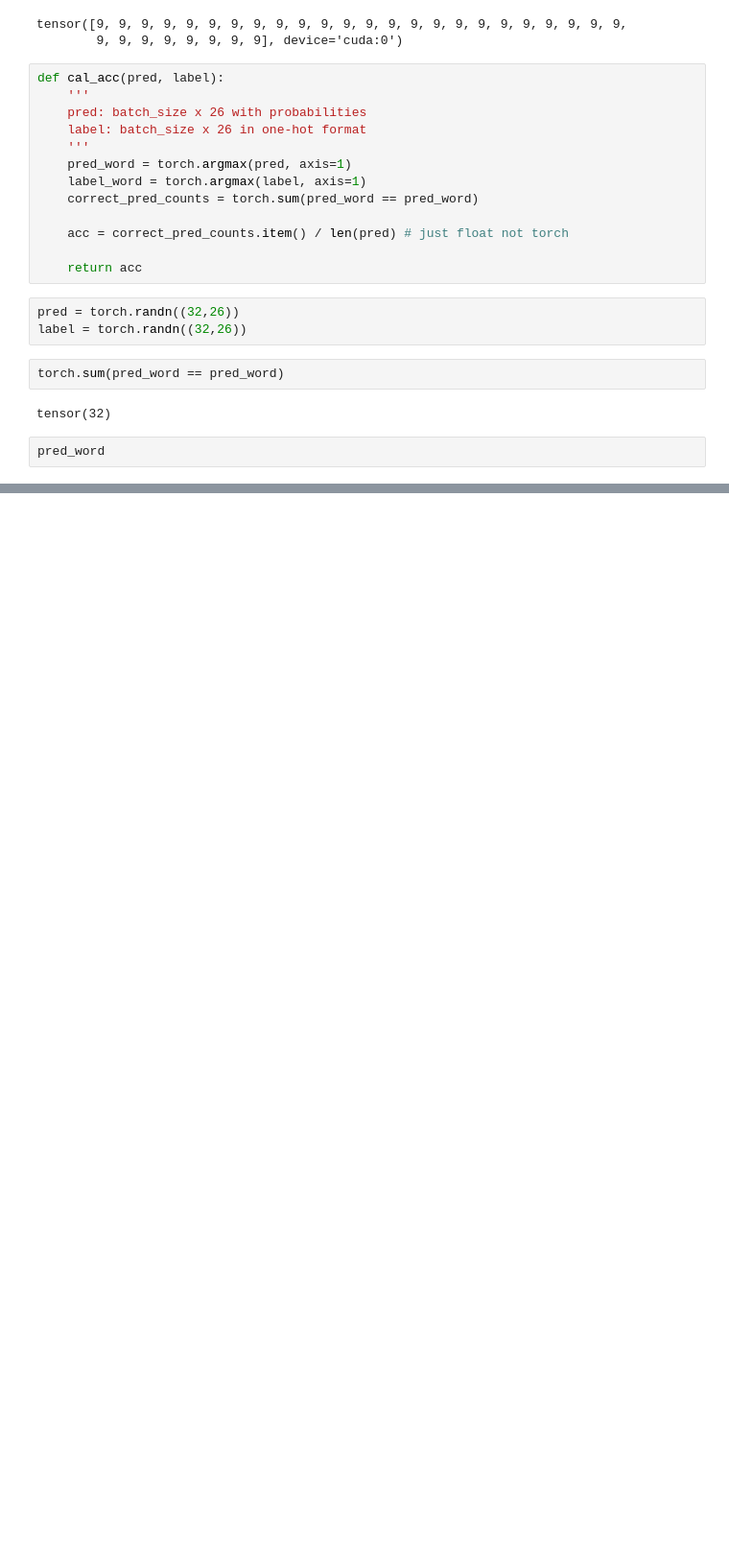
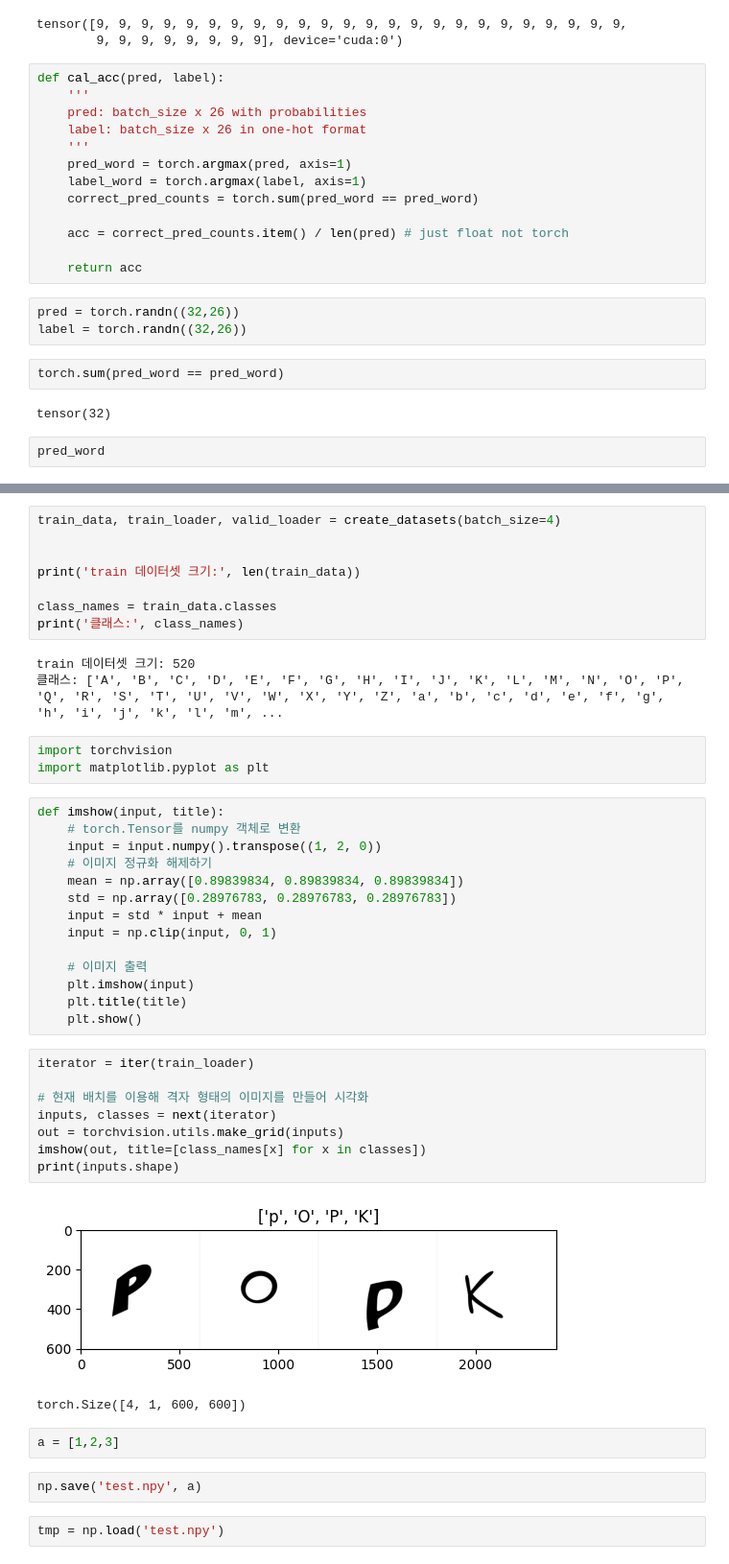
Before and after one commit to DoojinBaek/CS470_NBTI, a Jupyter notebook: code/letter_classifier_debugging.ipynb, the cells around one changed output, grey strips where cells are left out. Shown at 96% size. Saved outputs shown, nothing was run; the diff lists cells and outputs as text; blank space fills up the shorter version.

```diff
--- a/code/letter_classifier_debugging.ipynb
+++ b/code/letter_classifier_debugging.ipynb
@@ -163,0 +282,45 @@ pred_word
+# %%
+train_data, train_loader, valid_loader = create_datasets(batch_size=4)
+
+
+print('train 데이터셋 크기:', len(train_data))
+
+class_names = train_data.classes
+print('클래스:', class_names)
+# %% [output]
+train 데이터셋 크기: 520
+클래스: ['A', 'B', 'C', 'D', 'E', 'F', 'G', 'H', 'I', 'J', 'K', 'L', 'M', 'N', 'O', 'P', 'Q', 'R', 'S', 'T', 'U', 'V', 'W', 'X', 'Y', 'Z', 'a', 'b', 'c', 'd', 'e', 'f', 'g', 'h', 'i', 'j', 'k', 'l', 'm', ...
+# %%
+import torchvision
+import matplotlib.pyplot as plt
+# %%
+def imshow(input, title):
+    # torch.Tensor를 numpy 객체로 변환
+    input = input.numpy().transpose((1, 2, 0))
+    # 이미지 정규화 해제하기
+    mean = np.array([0.89839834, 0.89839834, 0.89839834])
+    std = np.array([0.28976783, 0.28976783, 0.28976783])
+    input = std * input + mean
+    input = np.clip(input, 0, 1)
+
+    # 이미지 출력
+    plt.imshow(input)
+    plt.title(title)
+    plt.show()
+# %%
+iterator = iter(train_loader)
+
+# 현재 배치를 이용해 격자 형태의 이미지를 만들어 시각화
+inputs, classes = next(iterator)
+out = torchvision.utils.make_grid(inputs)
+imshow(out, title=[class_names[x] for x in classes])
+print(inputs.shape)
+# %% [output]
+[figure, added]
+torch.Size([4, 1, 600, 600])
+# %%
+a = [1,2,3]
+# %%
+np.save('test.npy', a)
+# %%
+tmp = np.load('test.npy')
```
Also changed, not shown: parts of 11 cells of this notebook, 3 other files.
